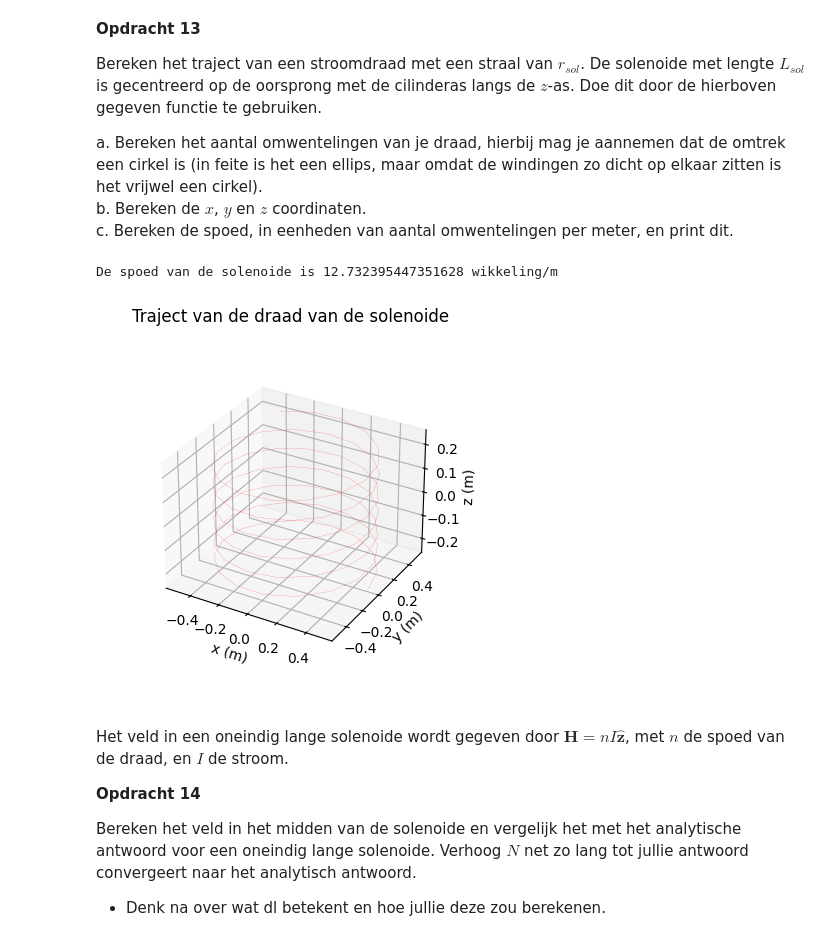
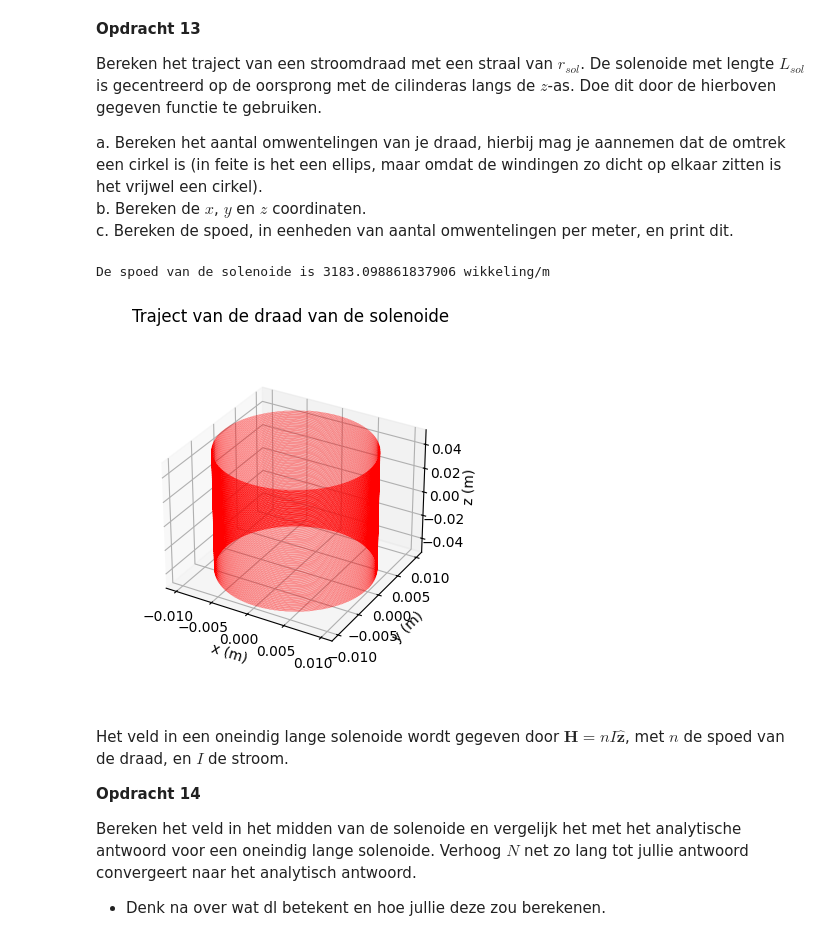
Before and after one commit to Caaldering/opdrachten-DEF-D_CA, a Jupyter notebook: 2KrachtactuatorOpdracht/2KrachtactuatorOpdracht/KrachtactuatorOpdracht.ipynb, the cells around one changed output. Cells and saved outputs as stored; diff of their text form; code cells hidden in the pictures.

```diff
--- a/2KrachtactuatorOpdracht/2KrachtactuatorOpdracht/KrachtactuatorOpdracht.ipynb
+++ b/2KrachtactuatorOpdracht/2KrachtactuatorOpdracht/KrachtactuatorOpdracht.ipynb
@@ -382,23 +382,23 @@ b. Bereken de $x$, $y$ en $z$ coordinaten.\
 c. Bereken de spoed, in eenheden van aantal omwentelingen per meter, en print dit.
 # %%
 l_draad = 20 # Lengte draad
-r_sol = 0.5 # Straal solenoide
-L_sol = 0.5 # Lengte solenoide
-N = 100 # Aantal wikkeling
+r_sol = 0.01 # Straal solenoide
+L_sol = 0.1 # Lengte solenoide
+N = 10000 # Aantal wikkeling
 omwentelingen = l_draad / (2 * np.pi * r_sol) # Aantal omwentelingen van de draad
 spoed = omwentelingen / L_sol # Spoed van de solenoide
 x, y, z = parametrisatie(N, r_sol, omwentelingen, L_sol)
 # Enkele plots
 ax=plt.figure().add_subplot(projection='3d')
 plt.title('Traject van de draad van de solenoide')
 plt.plot(x, y, z, '-r', linewidth=0.1)
 ax.set_box_aspect(aspect=None, zoom=0.8)
 ax.set_xlabel('x (m)'), ax.set_ylabel('y (m)'), ax.set_zlabel('z (m)')
 
 print('De spoed van de solenoide is ' + str(spoed) + ' wikkeling/m')
 # %% [output]
-De spoed van de solenoide is 12.732395447351628 wikkeling/m
+De spoed van de solenoide is 3183.098861837906 wikkeling/m
-[figure, old version]
+[figure, new version]
 # %% [markdown]
 Het veld in een oneindig lange solenoide wordt gegeven door $\mathbf{H} = n I \hat{\mathbf{z}}$, met $n$ de spoed van de draad, en $I$ de stroom.
 
```
Also changed, not shown: parts of 3 cells of this notebook.
